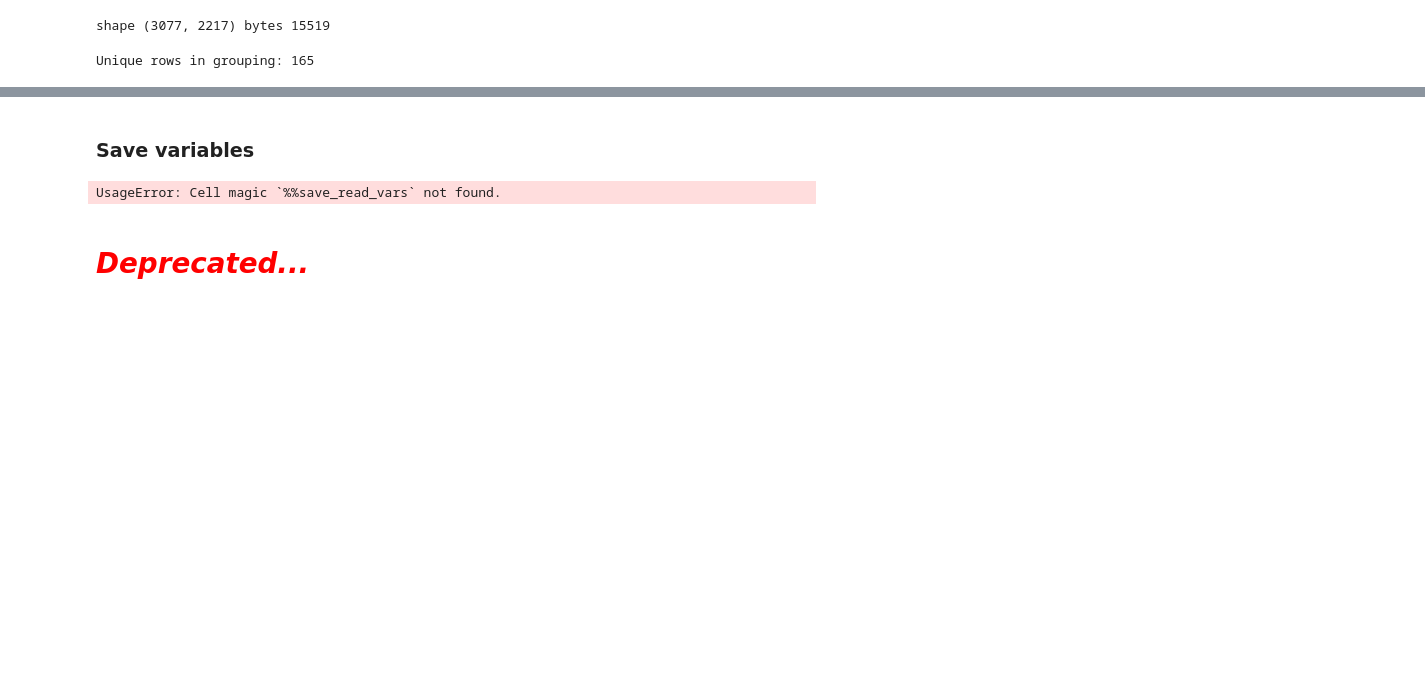
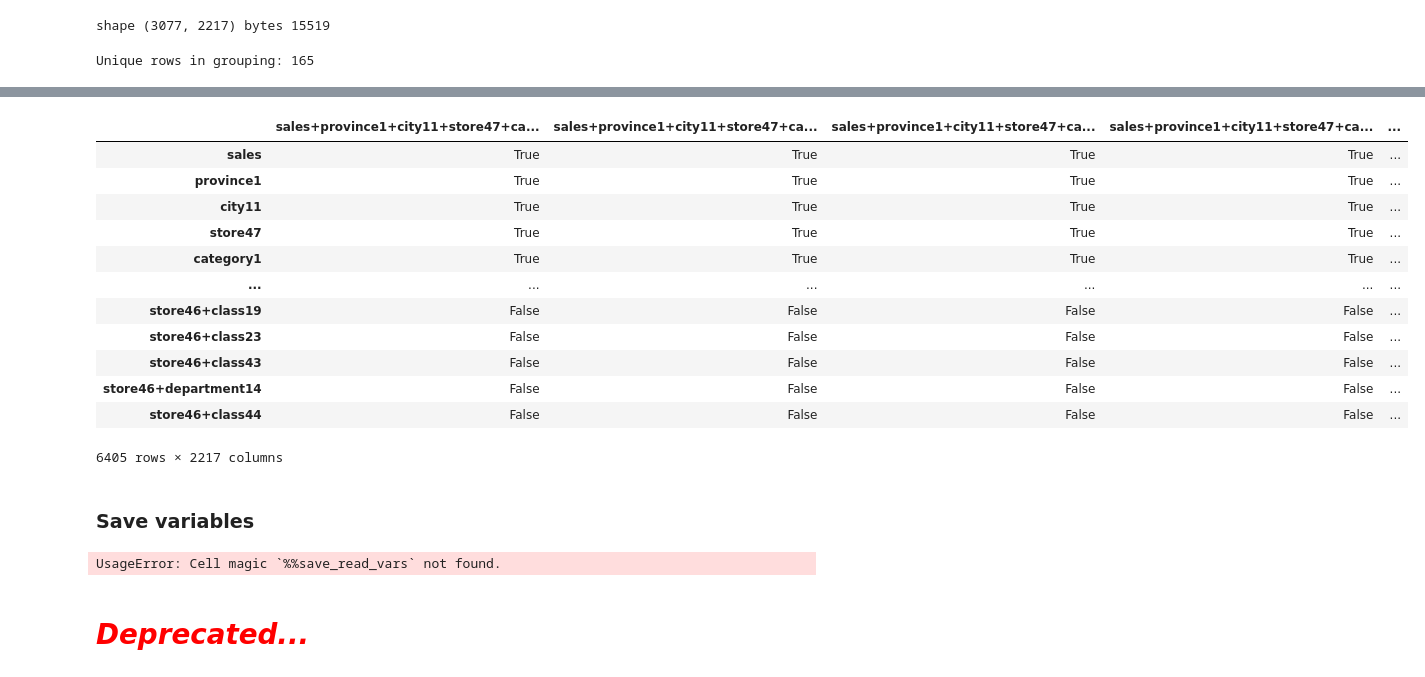
Before and after one commit to Abhishek-pv/Hierachial-Time-Series-Forecasting, a Jupyter notebook: notebook/aggregation-matrix.ipynb, the cells around one changed output, grey strips where cells are left out. Drawn from its saved outputs; the diff is of its cells as text; code cells hidden in the pictures; blank space fills up the shorter version.

```diff
--- a/notebook/aggregation-matrix.ipynb
+++ b/notebook/aggregation-matrix.ipynb
@@ -468,3 +465,20 @@ agg_combo
+# %%
+agg_combo = pd.concat([combined_df, cross_df])
+agg_combo
+# %% [output]
+|  | sales+province1+city11+store47+ca... | sales+province1+city11+store47+ca... | sales+province1+city11+store47+ca... | sales+province1+city11+store47+ca... | ... |
+| sales | True | True | True | True | ... |
+| province1 | True | True | True | True | ... |
+| city11 | True | True | True | True | ... |
+| store47 | True | True | True | True | ... |
+| category1 | True | True | True | True | ... |
+| ... | ... | ... | ... | ... | ... |
+| store46+class19 | False | False | False | False | ... |
+| store46+class23 | False | False | False | False | ... |
+| store46+class43 | False | False | False | False | ... |
+| store46+department14 | False | False | False | False | ... |
+| store46+class44 | False | False | False | False | ... |
+6405 rows × 2217 columns
 # %% [markdown]
 ### Save variables
 # %%
```
Also changed, not shown: parts of 5 cells of this notebook.
